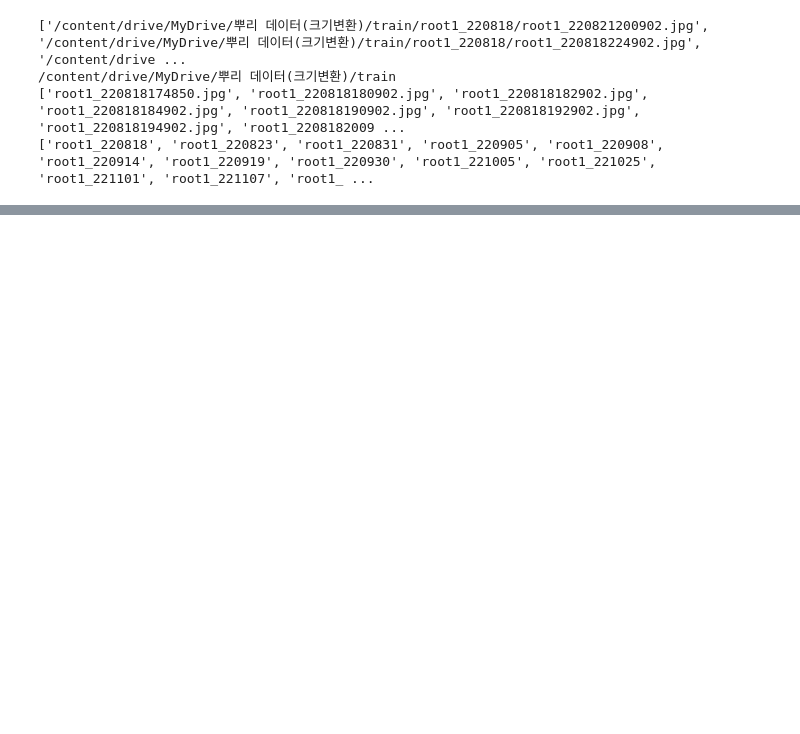
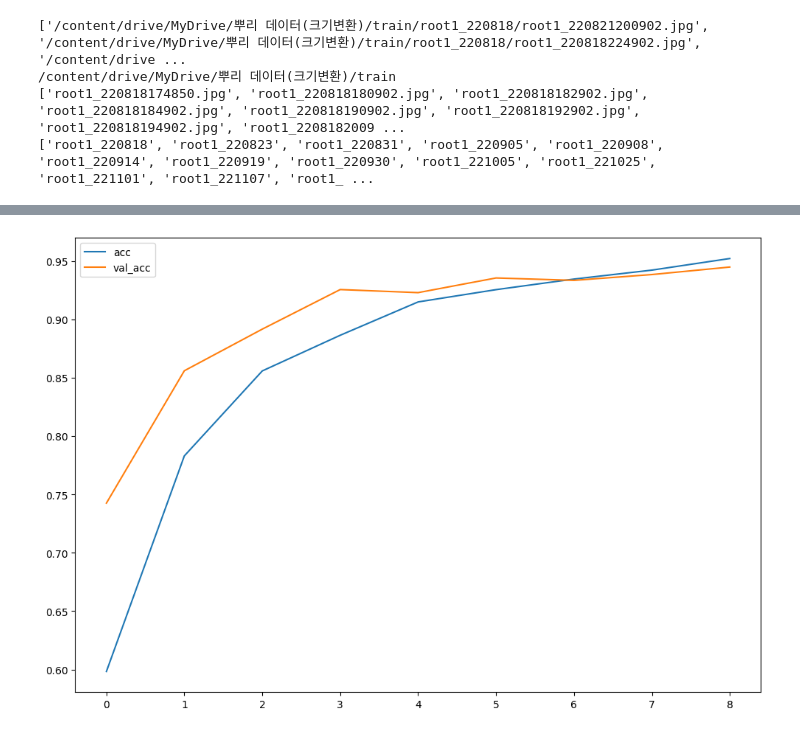
Before and after one commit to HongKing896/23-1IAP, a Jupyter notebook: 뿌링.ipynb, the cells around one changed output, grey strips where cells are left out. Cells and saved outputs as stored; diff of their text form; code cells hidden in the pictures; blank space fills up the shorter version.

```diff
--- a/뿌링.ipynb
+++ b/뿌링.ipynb
@@ -338,0 +356,15 @@ print(label)
+# %%
+model = Sequential()
+model.add(Conv2D(32, kernel_size=(5, 5), strides=(1, 1), padding='same',
+activation='relu',
+input_shape=input_shape))
+model.add(MaxPooling2D(pool_size=(2, 2), strides=(2, 2)))
+# %%
+model.add(Conv2D(64, (2, 2), activation='relu', padding='same'))
+model.add(MaxPooling2D(pool_size=(2, 2)))
+model.add(Dropout(0.25))
+# %%
+model.add(Flatten())
+model.add(Dense(500, activation='relu'))
+model.add(Dropout(0.5))
+model.add(Dense(num_classes, activation='softmax'))
@@ -338,0 +391,10 @@ print(label)
+# %%
+
+batch_size = 128
+epochs = 9
+model.compile(loss='categorical_crossentropy', optimizer='adam', metrics=['accuracy'])
+hist = model.fit(x_train, y_train,
+batch_size=batch_size,
+epochs=epochs,
+verbose=1,
+validation_data=(x_test, y_test))
@@ -338,0 +420,11 @@ print(label)
+# %%
+plt.figure(figsize=(12,8))
+#plt.plot(hist.history['loss’])
+#plt.plot(hist.history['val_loss'])
+plt.plot(hist.history['accuracy'])
+plt.plot(hist.history['val_accuracy'])
+#plt.legend(['loss','val_loss', 'acc','val_acc’])
+plt.legend(['acc','val_acc'])
+plt.show()
+# %% [output]
+[figure, added]
```
Also changed, not shown: parts of 14 cells of this notebook.
